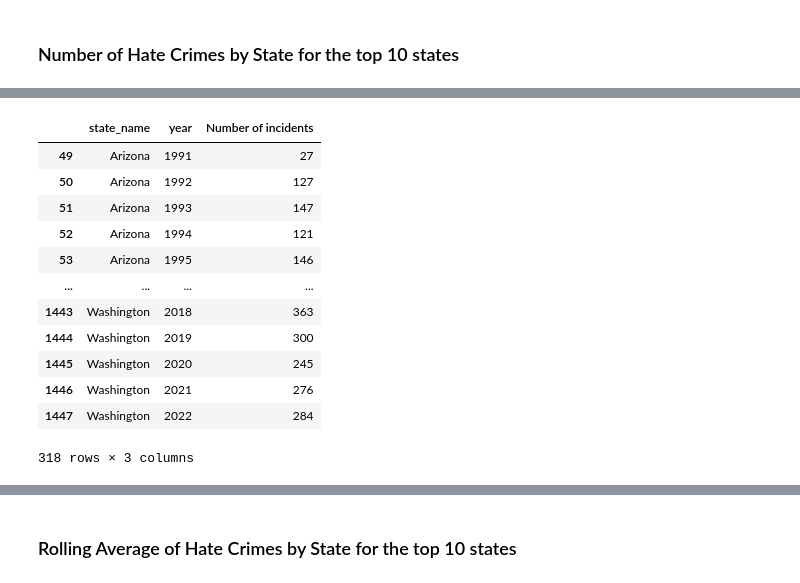
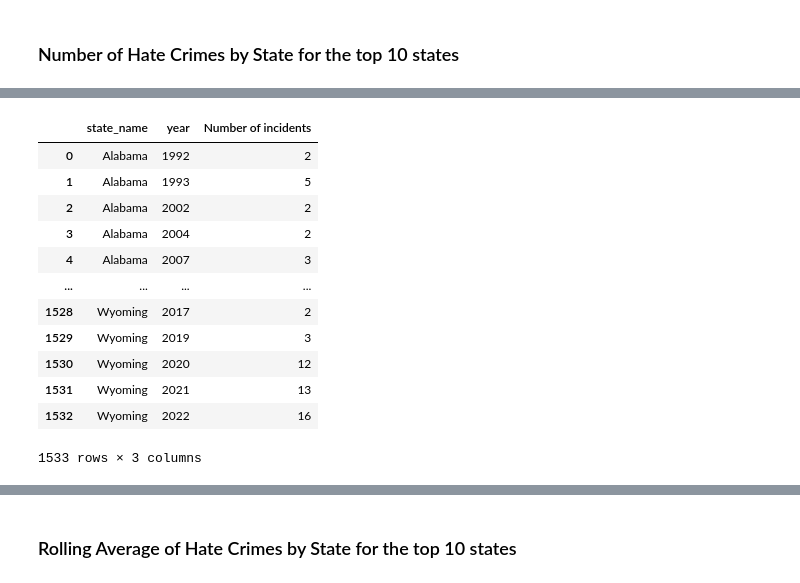
Before and after one commit to UWI-Zess/COMP6940-Project, a Jupyter notebook: models/forecasting_model.ipynb, the cells around one changed output, grey strips where cells are left out. Saved outputs shown, nothing was run; the diff lists cells and outputs as text; code cells hidden in the pictures.

```diff
--- a/models/forecasting_model.ipynb
+++ b/models/forecasting_model.ipynb
@@ -4,7 +4,7 @@ import matplotlib.pyplot as plt
 import seaborn as sns
 # %%
 # Load the data
-data = pd.read_csv('cleaned_hate_crime_forecasting.csv')
+data = pd.read_csv('./data/cleaned_hate_crime_forecasting.csv')
 # %%
 data
 # %% [output]
@@ -273,21 +269,18 @@ plt.show()
 # %%
 # find the number of incidents by state per year for the top 10 states
 df_state_year = data.groupby(['state_name', 'year']).size().reset_index(name='Number of incidents')
-
-# find the number of incidents by state per year for the top 10 states
-df_state_year = df_state_year[df_state_year['state_name'].isin(top_10_states['state_name'])]
 df_state_year
 # %% [output]
 |  | state_name | year | Number of incidents |
-| 49 | Arizona | 1991 | 27 |
-| 50 | Arizona | 1992 | 127 |
-| 51 | Arizona | 1993 | 147 |
-| 52 | Arizona | 1994 | 121 |
-| 53 | Arizona | 1995 | 146 |
+| 0 | Alabama | 1992 | 2 |
+| 1 | Alabama | 1993 | 5 |
+| 2 | Alabama | 2002 | 2 |
+| 3 | Alabama | 2004 | 2 |
+| 4 | Alabama | 2007 | 3 |
 | ... | ... | ... | ... |
-| 1443 | Washington | 2018 | 363 |
-| 1444 | Washington | 2019 | 300 |
-| 1445 | Washington | 2020 | 245 |
-| 1446 | Washington | 2021 | 276 |
-| 1447 | Washington | 2022 | 284 |
+| 1528 | Wyoming | 2017 | 2 |
+| 1529 | Wyoming | 2019 | 3 |
+| 1530 | Wyoming | 2020 | 12 |
+| 1531 | Wyoming | 2021 | 13 |
+| 1532 | Wyoming | 2022 | 16 |
-318 rows × 3 columns
+1533 rows × 3 columns
```
Also changed, not shown: parts of 27 cells of this notebook, 6 other files.
